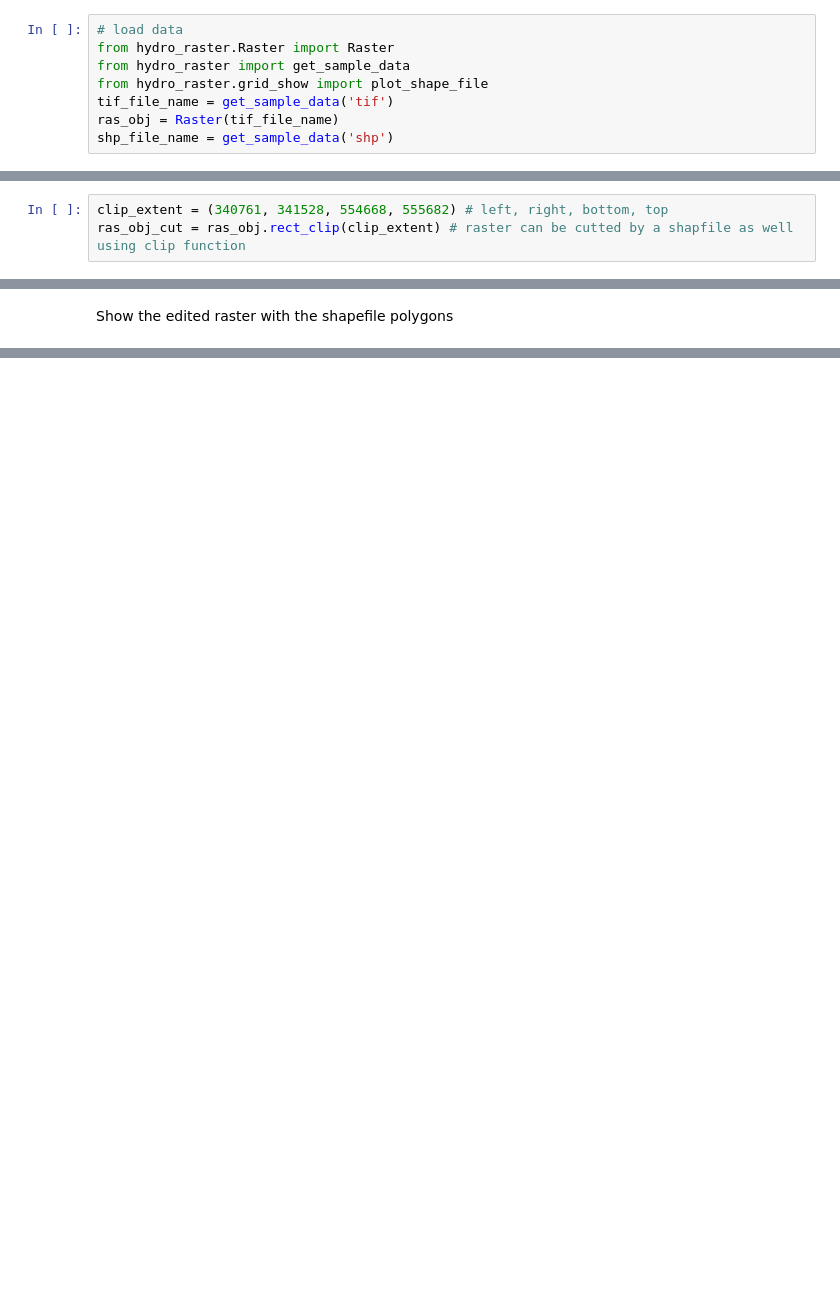
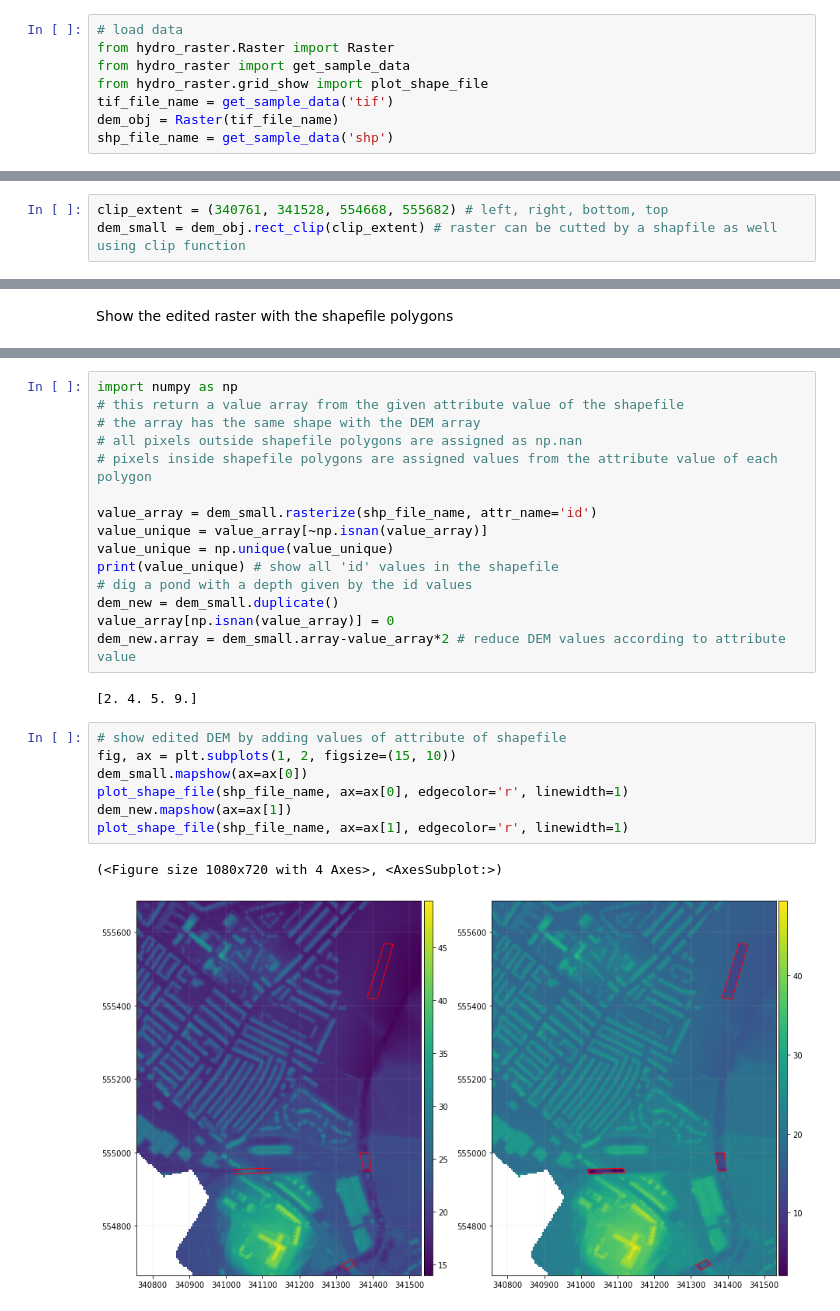
Before and after one commit to mingxiaodong/hydro-raster, a Jupyter notebook: tutorial_plot.ipynb, the cells around one changed output, grey strips where cells are left out. Cells and saved outputs as stored; diff of their text form; blank space fills up the shorter version.

```diff
--- a/tutorial_plot.ipynb
+++ b/tutorial_plot.ipynb
@@ -4,7 +4,7 @@ from hydro_raster.Raster import Raster
 from hydro_raster import get_sample_data
 from hydro_raster.grid_show import plot_shape_file
 tif_file_name = get_sample_data('tif')
-ras_obj = Raster(tif_file_name)
+dem_obj = Raster(tif_file_name)
 shp_file_name = get_sample_data('shp')
 # %% [markdown]
 plot maps: nomral map an ranked map
@@ -21,7 +21,7 @@ ras_obj.rankshow(breaks=[0, 10, 20, 30, 40, 50])
 clip raster
 # %%
 clip_extent = (340761, 341528, 554668, 555682) # left, right, bottom, top
-ras_obj_cut = ras_obj.rect_clip(clip_extent) # raster can be cutted by a shapfile as well using clip function
+dem_small = dem_obj.rect_clip(clip_extent) # raster can be cutted by a shapfile as well using clip function
 # %% [markdown]
 plot shapefile
 # %%
@@ -55,0 +58,27 @@ plot_shape_file(shp_file_name, ax=ax[1], edgecolor='r', linewidth=1)
+# %%
+import numpy as np
+# this return a value array from the given attribute value of the shapefile
+# the array has the same shape with the DEM array
+# all pixels outside shapefile polygons are assigned as np.nan
+# pixels inside shapefile polygons are assigned values from the attribute value of each polygon
+
+value_array = dem_small.rasterize(shp_file_name, attr_name='id')
+value_unique = value_array[~np.isnan(value_array)]
+value_unique = np.unique(value_unique)
+print(value_unique) # show all 'id' values in the shapefile
+# dig a pond with a depth given by the id values
+dem_new = dem_small.duplicate()
+value_array[np.isnan(value_array)] = 0
+dem_new.array = dem_small.array-value_array*2 # reduce DEM values according to attribute value
+# %% [output]
+[2. 4. 5. 9.]
+# %%
+# show edited DEM by adding values of attribute of shapefile
+fig, ax = plt.subplots(1, 2, figsize=(15, 10))
+dem_small.mapshow(ax=ax[0])
+plot_shape_file(shp_file_name, ax=ax[0], edgecolor='r', linewidth=1)
+dem_new.mapshow(ax=ax[1])
+plot_shape_file(shp_file_name, ax=ax[1], edgecolor='r', linewidth=1)
+# %% [output]
+(<Figure size 1080x720 with 4 Axes>, <AxesSubplot:>)
+[figure, added]
```
Also changed, not shown: parts of 5 cells of this notebook.
